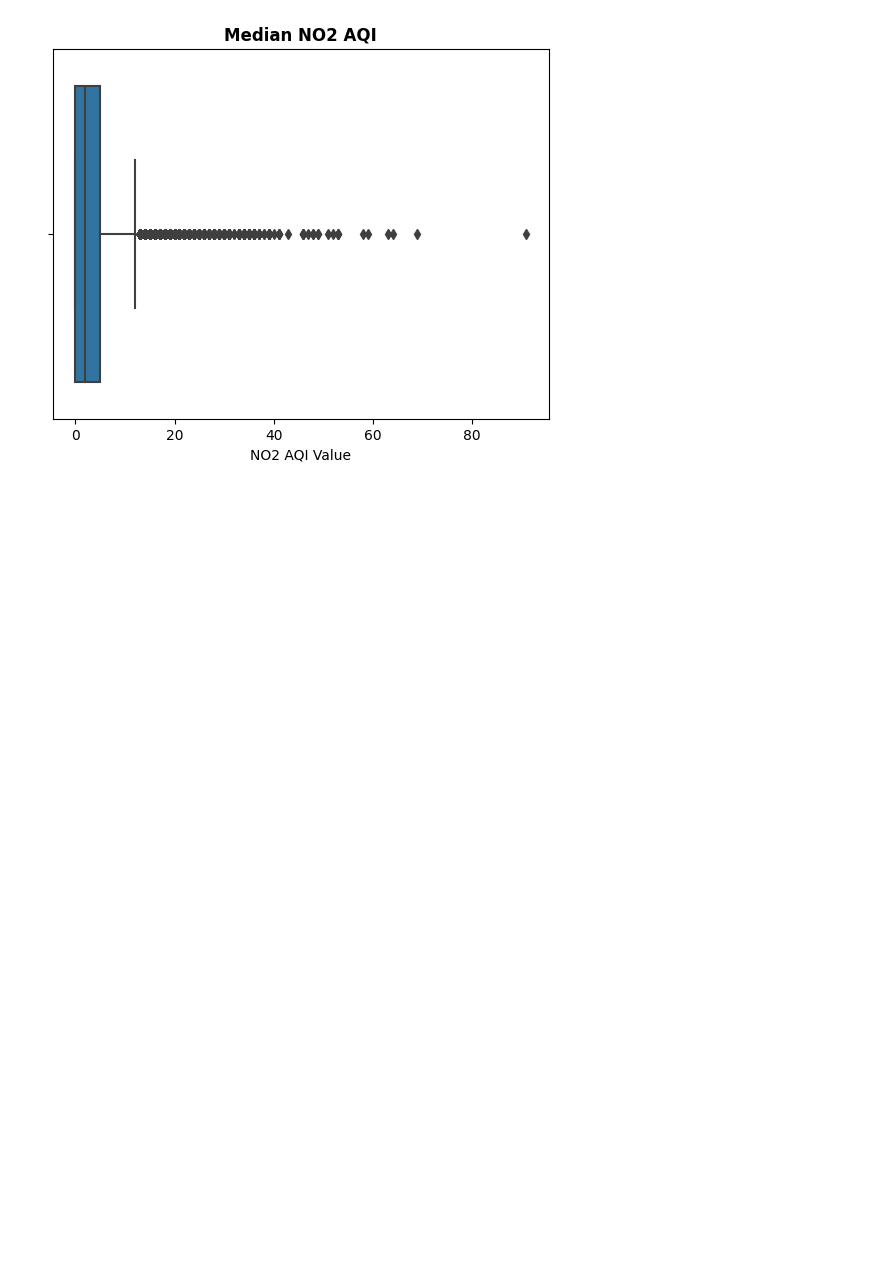
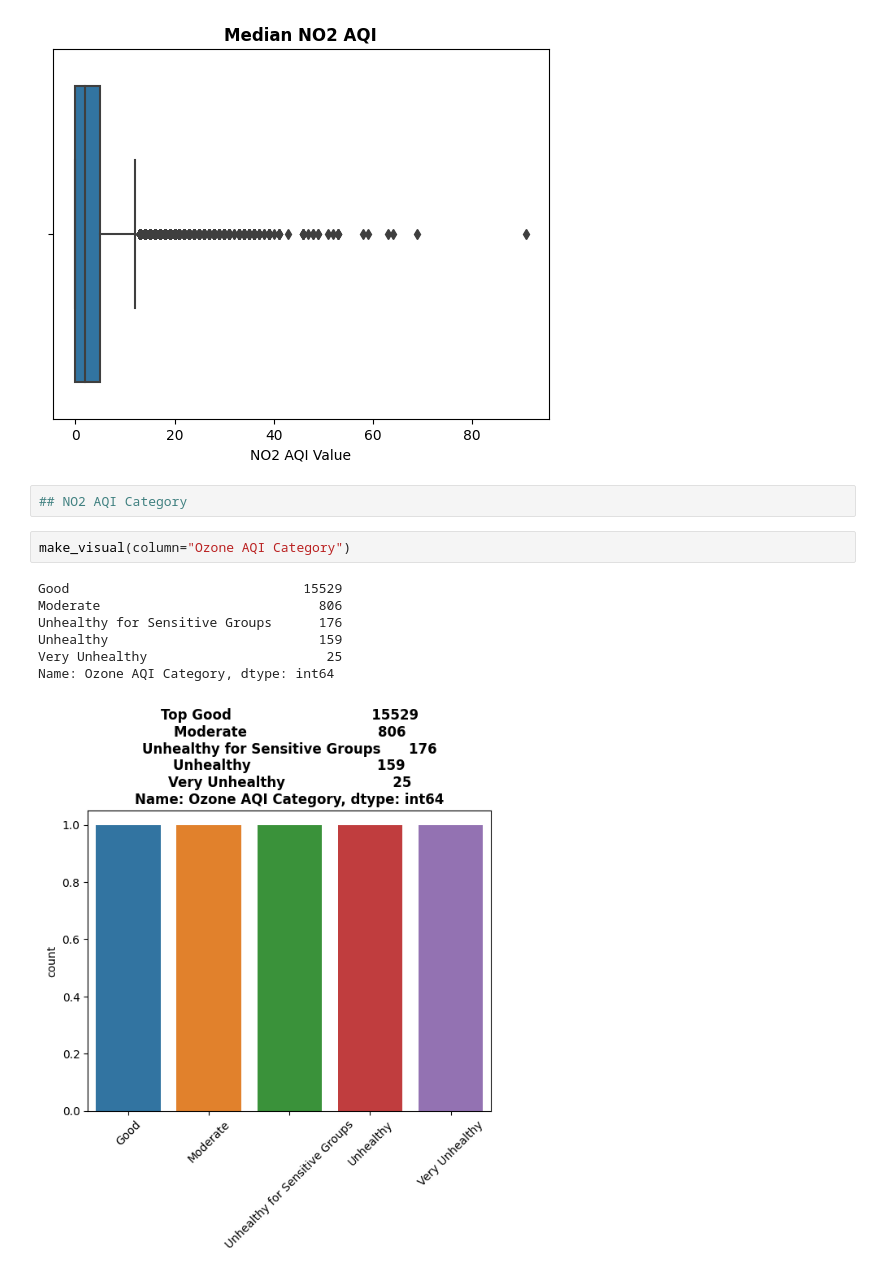
Before and after one commit to eckoecho/Project-2, a Jupyter notebook: World_Air_Quality_Index_by_City_and_Coordinates.ipynb, the cells around one changed output. Drawn from its saved outputs; the diff is of its cells as text; blank space fills up the shorter version.

```diff
--- a/World_Air_Quality_Index_by_City_and_Coordinates.ipynb
+++ b/World_Air_Quality_Index_by_City_and_Coordinates.ipynb
@@ -197,3 +258,15 @@ sns.boxplot(df, x="NO2 AQI Value")
 ax.set_title("Median NO2 AQI", fontweight="bold");
 # %% [output]
 [figure]
+# %%
+## NO2 AQI Category
+# %%
+make_visual(column="Ozone AQI Category")
+# %% [output]
+Good                              15529
+Moderate                            806
+Unhealthy for Sensitive Groups      176
+Unhealthy                           159
+Very Unhealthy                       25
+Name: Ozone AQI Category, dtype: int64
+[figure, added]
```
Also changed, not shown: parts of 9 cells of this notebook.
